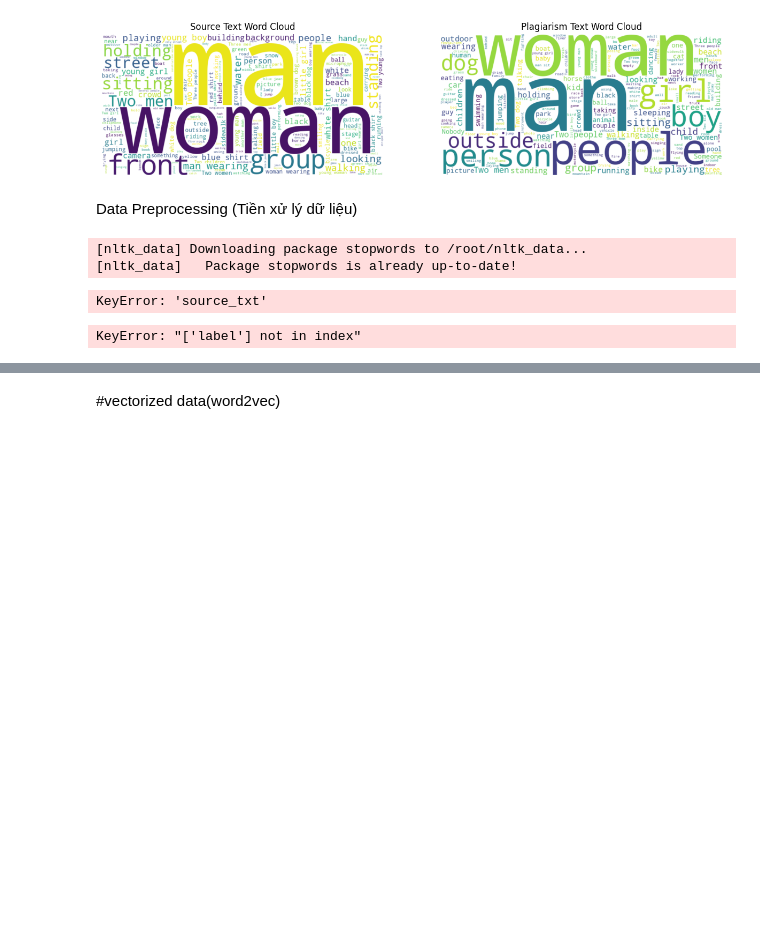
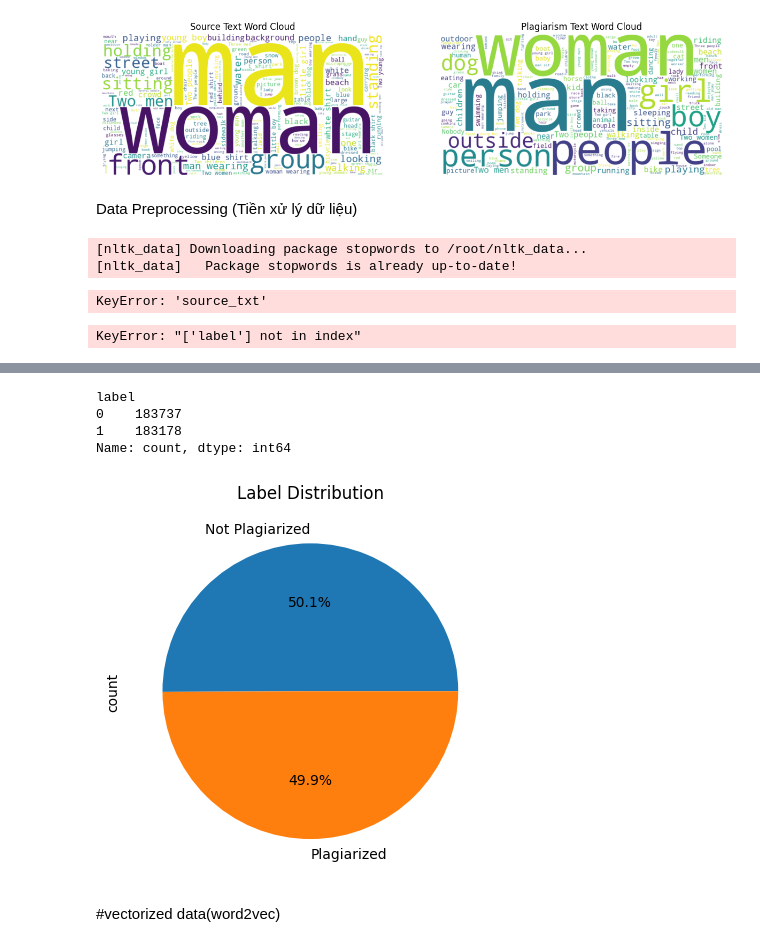
Before and after one commit to Theanh130124/SIC_Plagiarism_Detector, a Jupyter notebook: Plagiarism_Detector.ipynb, the cells around one changed output, grey strips where cells are left out. Saved outputs shown, nothing was run; the diff lists cells and outputs as text; code cells hidden in the pictures; blank space fills up the shorter version.

```diff
--- a/Plagiarism_Detector.ipynb
+++ b/Plagiarism_Detector.ipynb
@@ -310,4 +310,4 @@ import pandas as pd
 
 
 file_path = '/content/cleaned_data.csv'
-df = pd.read_csv(file_path, usecols=['processed_source_txt', 'processed_plagiarism_txt'])
+df = pd.read_csv(file_path, usecols=['processed_source_txt', 'processed_plagiarism_txt', 'label'])
@@ -314,3 +330,17 @@ df = pd.read_csv(file_path, usecols=['processed_source_txt', 'processed_plagiari
+# %%
+# check value counts  -> Ktra dataset cân bằng
+print(df['label'].value_counts())
+
+# Pie Chart
+df['label'].value_counts().plot.pie(autopct="%1.1f%%", labels=['Not Plagiarized', 'Plagiarized'])
+plt.title('Label Distribution')
+plt.show()
+# %% [output]
+label
+0    183737
+1    183178
+Name: count, dtype: int64
+[figure, added]
 # %% [markdown]
 #vectorized data(word2vec)
 # %%
```
Also changed, not shown: parts of 4 cells of this notebook.
